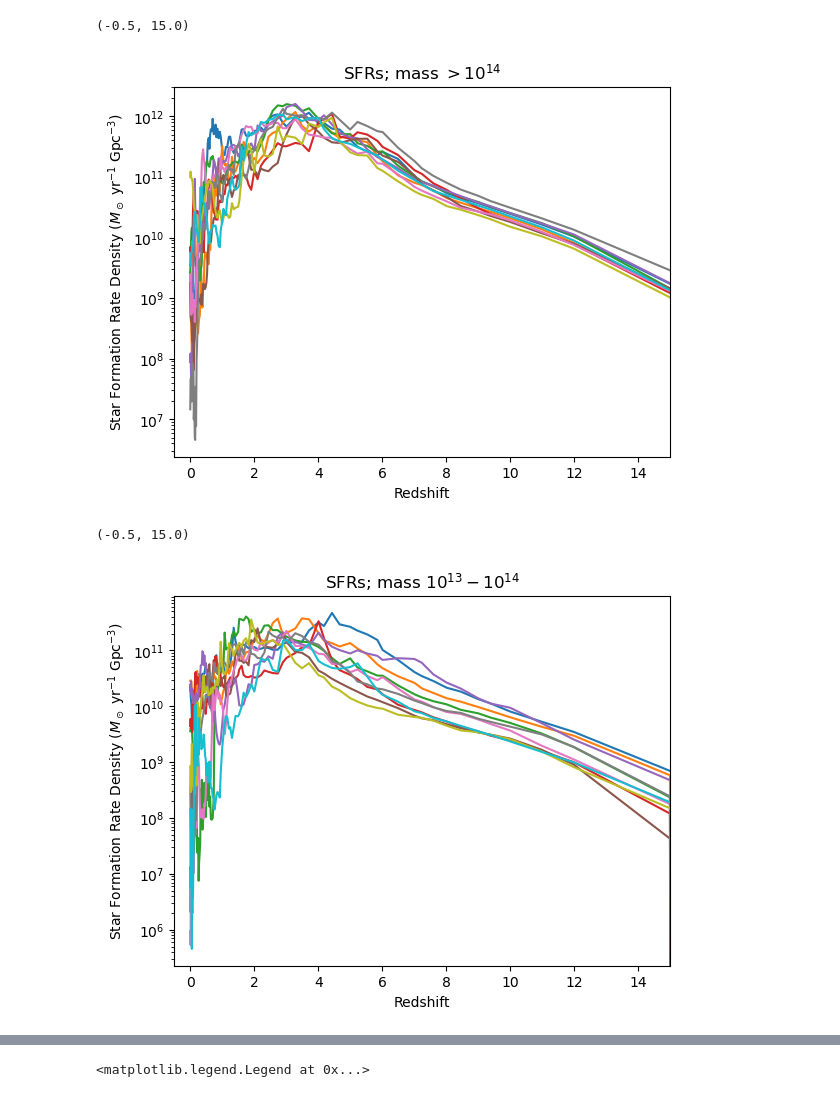
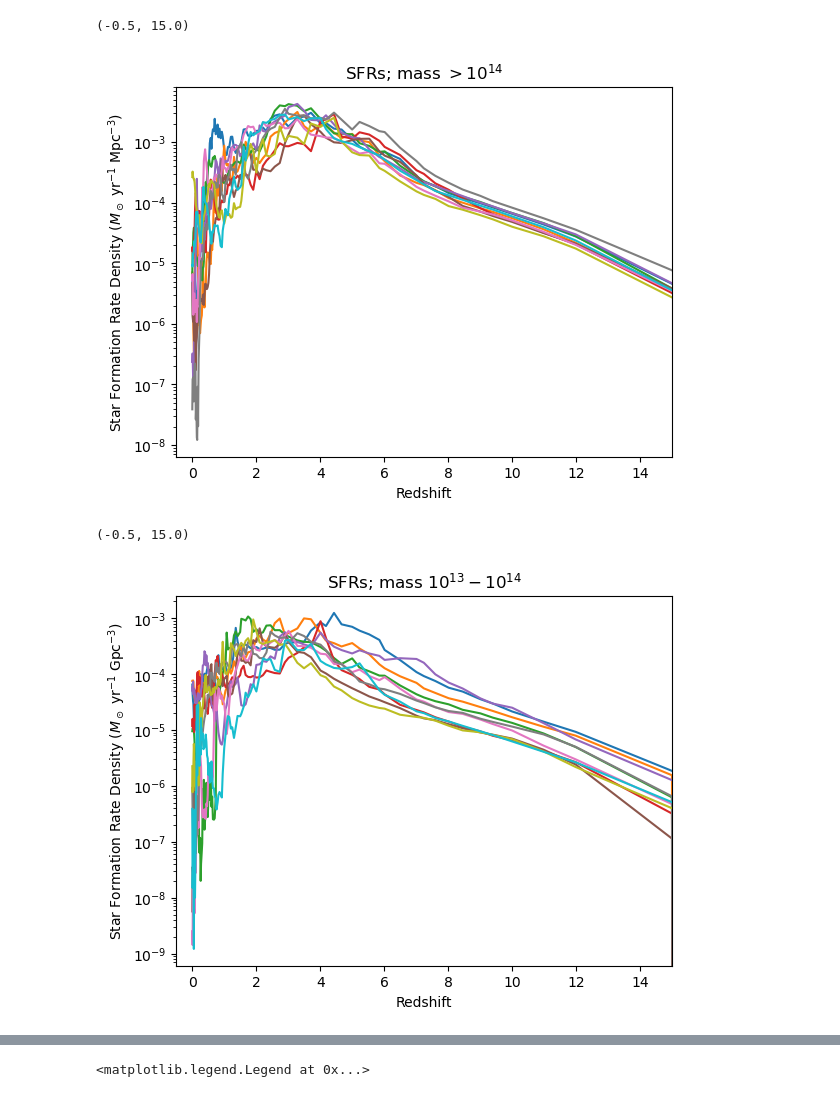
Before and after one commit to NicholaCharlton/Y4_Project, a Jupyter notebook: Nichola/Galaxy Evolution/Mass Dependent SFR Galaxy Evolution.ipynb, the cells around one changed output, grey strips where cells are left out. Drawn from its saved outputs; the diff is of its cells as text; code cells hidden in the pictures.

```diff
--- a/Nichola/Galaxy Evolution/Mass Dependent SFR Galaxy Evolution.ipynb
+++ b/Nichola/Galaxy Evolution/Mass Dependent SFR Galaxy Evolution.ipynb
@@ -57,22 +57,22 @@ redshifts.append(int(0))
 # %%
 SFR = []
 with open('./merger_mass1.txt', newline='') as csvfile:
     reader = csv.reader(csvfile, delimiter=',')
     for row in reader:
         SFR.append(row)
 SFR1 = [[], [], [], [], [], [], [], [], [], []]
 for subhalo in range(len(SFR)):
-    SFR1[subhalo] = [float(num)*1e9 for num in SFR[subhalo]]
+    SFR1[subhalo] = [float(num)/((106.5**3)*(0.6774**3)) for num in SFR[subhalo]]  # division factor for total simulation volume and h^3 factor
 for subhalo in range(10):
     plt.plot(redshifts, SFR1[subhalo])
 plt.yscale('log')
-plt.ylabel('Star Formation Rate Density ($M_\odot$ yr$^{-1}$ Gpc$^{-3}$)')
+plt.ylabel('Star Formation Rate Density ($M_\odot$ yr$^{-1}$ Mpc$^{-3}$)')
 plt.xlabel('Redshift')
 plt.title('SFRs; mass $>10^{14}$')
 plt.xlim(-0.5, 15)
 # %% [output]
 (-0.5, 15.0)
-[figure, old version]
+[figure, new version]
 # %%
 SFR = []
 with open('./merger_mass2.txt', newline='') as csvfile:
@@ -81,7 +81,7 @@ with open('./merger_mass2.txt', newline='') as csvfile:
         SFR.append(row)
 SFR2 = [[], [], [], [], [], [], [], [], [], []]
 for subhalo in range(len(SFR)):
-    SFR2[subhalo] = [float(num)*1e9 for num in SFR[subhalo]]
+    SFR2[subhalo] = [float(num)/((106.5**3)*(0.6774**3)) for num in SFR[subhalo]]
 for subhalo in range(10):
     plt.plot(redshifts, SFR2[subhalo])
 plt.yscale('log')
@@ -91,7 +91,7 @@ plt.title('SFRs; mass $10^{13} - 10^{14}$')
 plt.xlim(-0.5, 15)
 # %% [output]
 (-0.5, 15.0)
-[figure, old version]
+[figure, new version]
 # %%
 SFR = []
 with open('./merger_mass3.txt', newline='') as csvfile:
```
Also changed, not shown: parts of 11 cells of this notebook.
